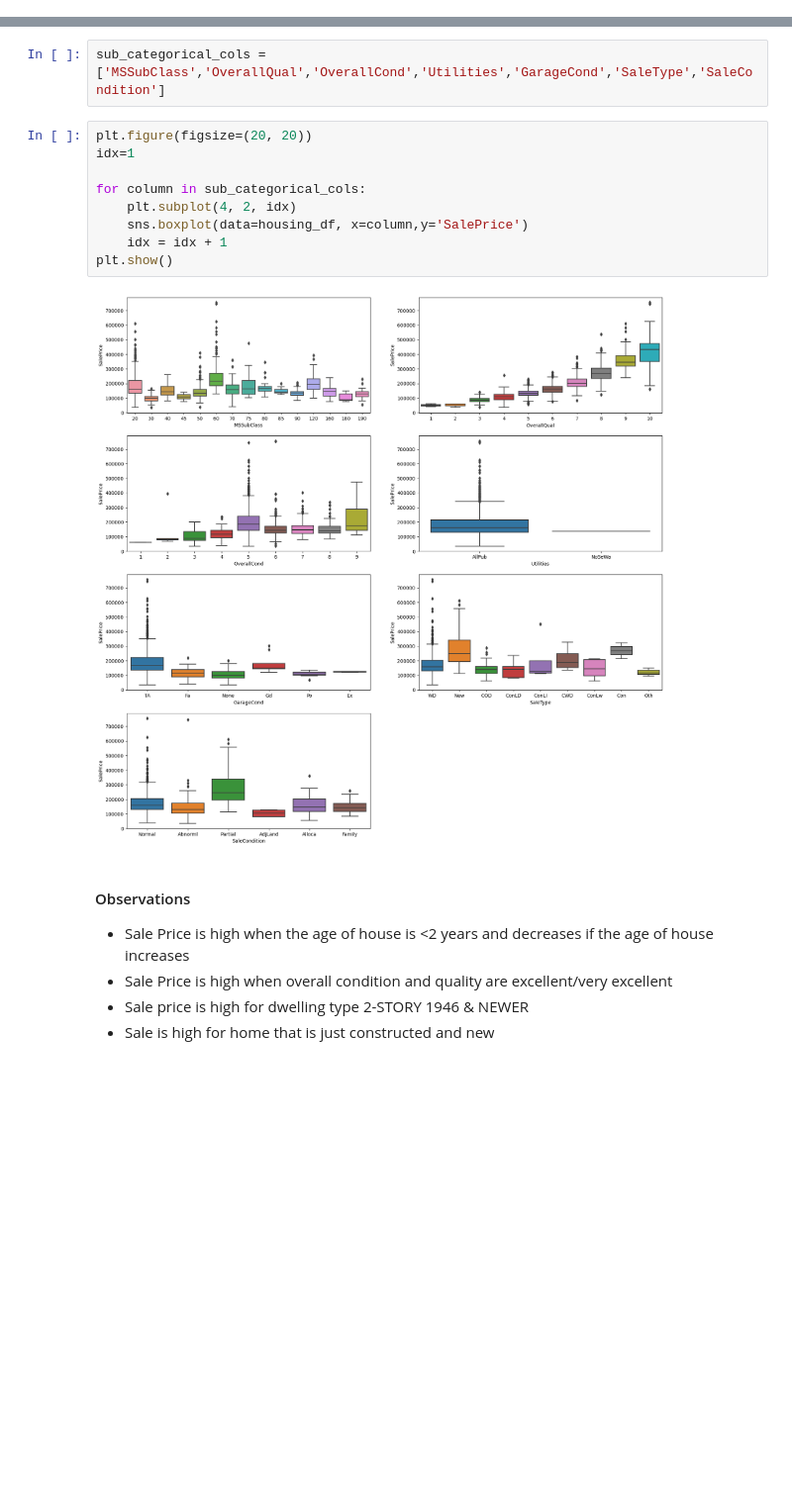
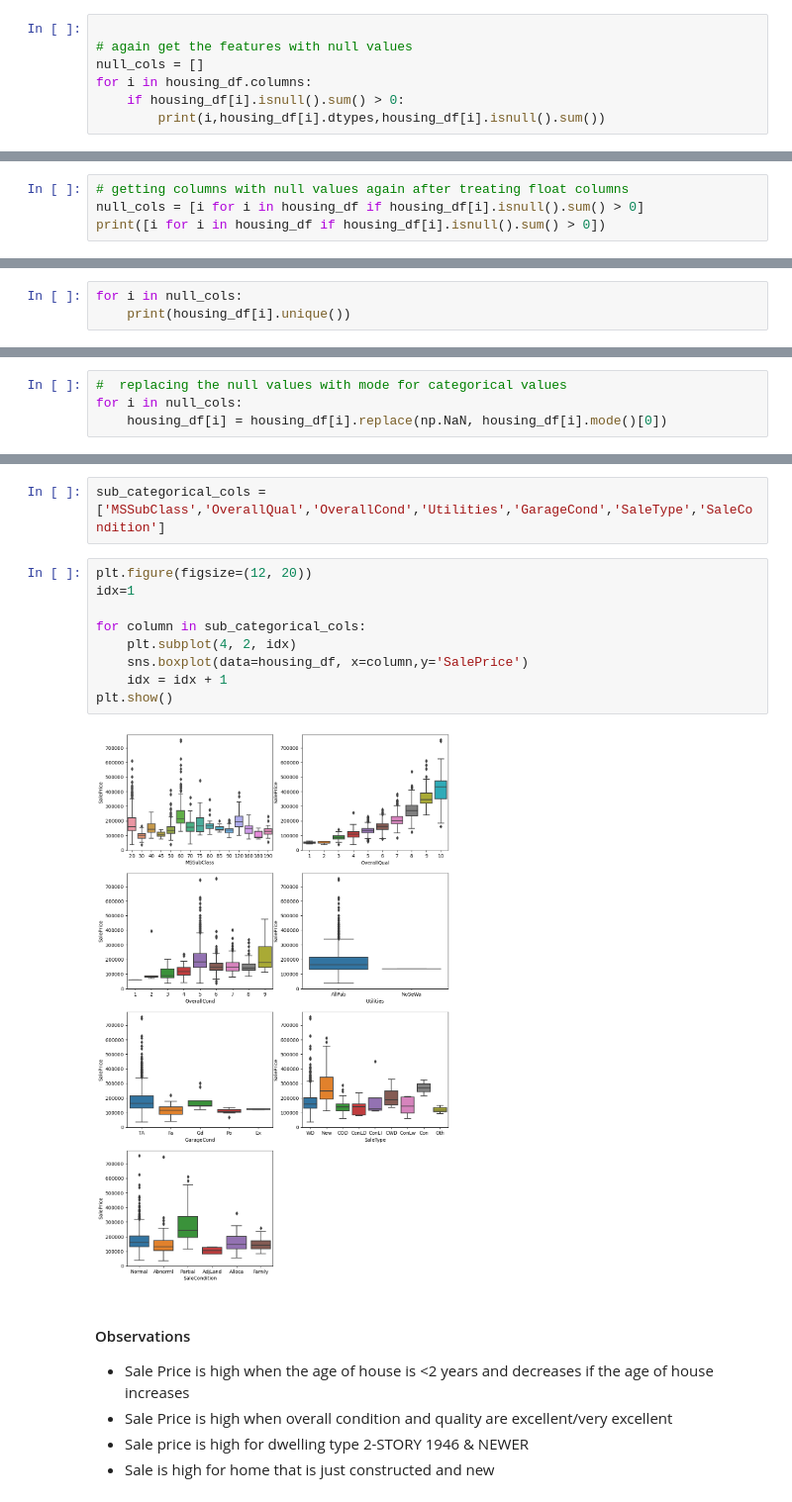
Before and after one commit to ranjitpatra/surprise-housing-case-study, a Jupyter notebook: HousingPricePrediction-CaseStudy.ipynb, the cells around one changed output, grey strips where cells are left out. Shown at 99% size. Saved outputs shown, nothing was run; the diff lists cells and outputs as text; blank space fills up the shorter version.

```diff
--- a/HousingPricePrediction-CaseStudy.ipynb
+++ b/HousingPricePrediction-CaseStudy.ipynb
@@ -220,0 +313,7 @@ housing_df["MasVnrArea"].fillna(housing_df["MasVnrArea"].median(), inplace=True)
+# %%
+
+# again get the features with null values
+null_cols = []
+for i in housing_df.columns:
+    if housing_df[i].isnull().sum() > 0:
+        print(i,housing_df[i].dtypes,housing_df[i].isnull().sum())
@@ -220,0 +333,4 @@ housing_df["MasVnrArea"].fillna(housing_df["MasVnrArea"].median(), inplace=True)
+# %%
+# getting columns with null values again after treating float columns
+null_cols = [i for i in housing_df if housing_df[i].isnull().sum() > 0]
+print([i for i in housing_df if housing_df[i].isnull().sum() > 0])
@@ -220,0 +339,3 @@ housing_df["MasVnrArea"].fillna(housing_df["MasVnrArea"].median(), inplace=True)
+# %%
+for i in null_cols:
+    print(housing_df[i].unique())
@@ -220,0 +355,4 @@ housing_df["MasVnrArea"].fillna(housing_df["MasVnrArea"].median(), inplace=True)
+# %%
+#  replacing the null values with mode for categorical values
+for i in null_cols:
+    housing_df[i] = housing_df[i].replace(np.NaN, housing_df[i].mode()[0])
@@ -315,16 +451,16 @@ plt.show()
 # %%
 sub_categorical_cols = ['MSSubClass','OverallQual','OverallCond','Utilities','GarageCond','SaleType','SaleCondition']
 # %%
-plt.figure(figsize=(20, 20))
+plt.figure(figsize=(12, 20))
 idx=1
 
 for column in sub_categorical_cols:
     plt.subplot(4, 2, idx)
     sns.boxplot(data=housing_df, x=column,y='SalePrice')
     idx = idx + 1
 plt.show()
 # %% [output]
-[figure, old version]
+[figure, new version]
 # %% [markdown]
 #### Observations
 * Sale Price is high when the age of house is <2 years and decreases if the age of house increases
```
Also changed, not shown: parts of 59 cells of this notebook, 2 other files.
